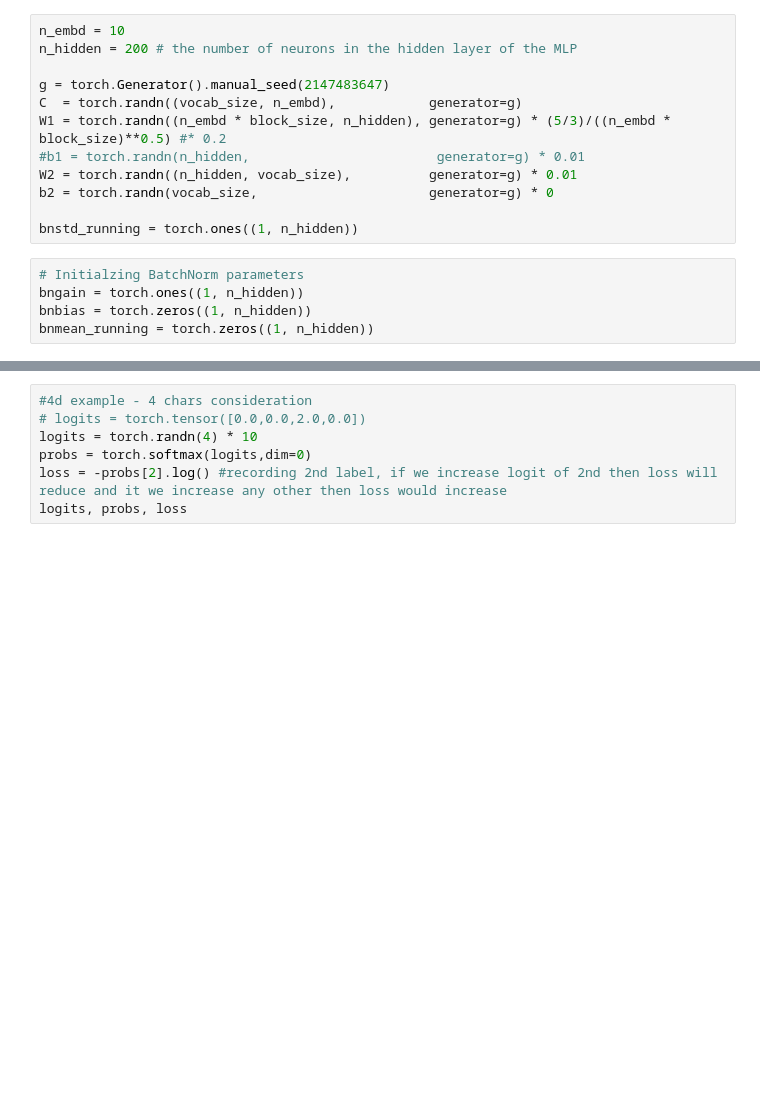
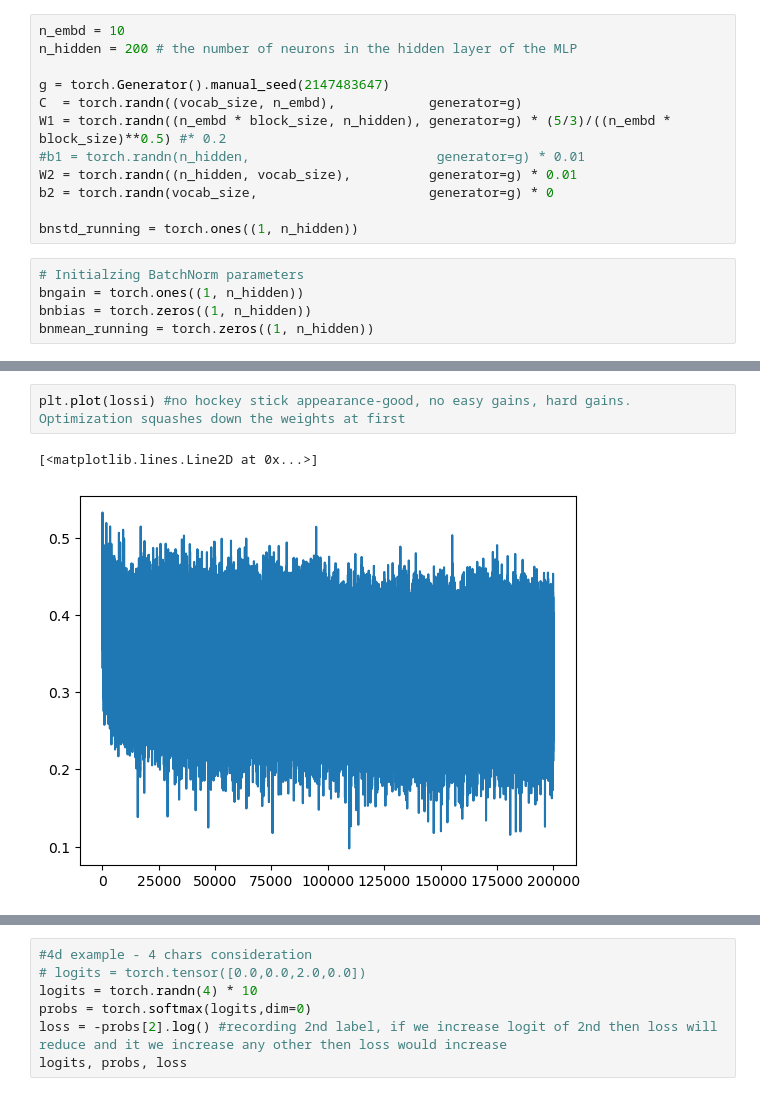
Before and after one commit to AbhijeetShk/NeuralNuts, a Jupyter notebook: working_with_language/mlp_batchnorm.ipynb, the cells around one changed output, grey strips where cells are left out. Drawn from its saved outputs; the diff is of its cells as text; blank space fills up the shorter version.

```diff
--- a/working_with_language/mlp_batchnorm.ipynb
+++ b/working_with_language/mlp_batchnorm.ipynb
@@ -124,0 +148,5 @@ for i in range(max_steps):
+# %%
+plt.plot(lossi) #no hockey stick appearance-good, no easy gains, hard gains. Optimization squashes down the weights at first
+# %% [output]
+[<matplotlib.lines.Line2D at 0x...>]
+[figure, added]
```
Also changed, not shown: parts of 7 cells of this notebook.
